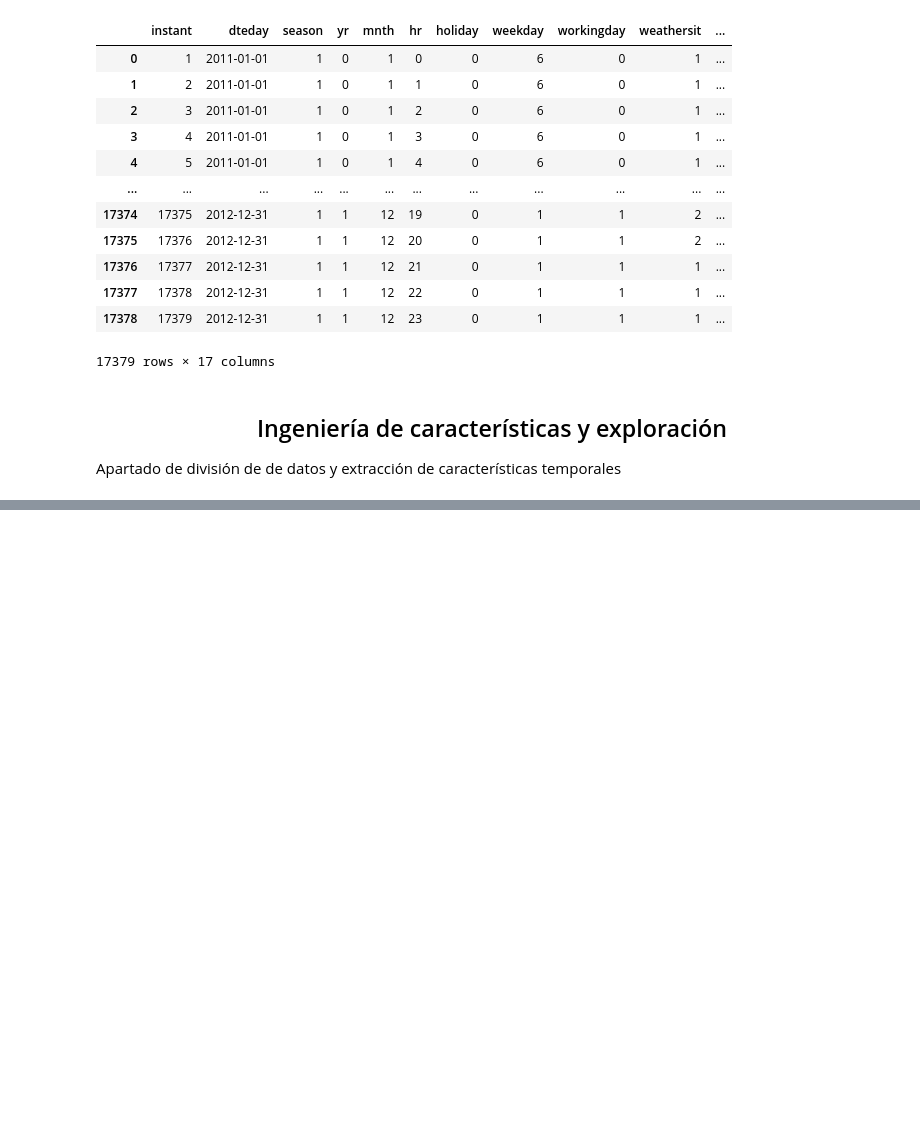
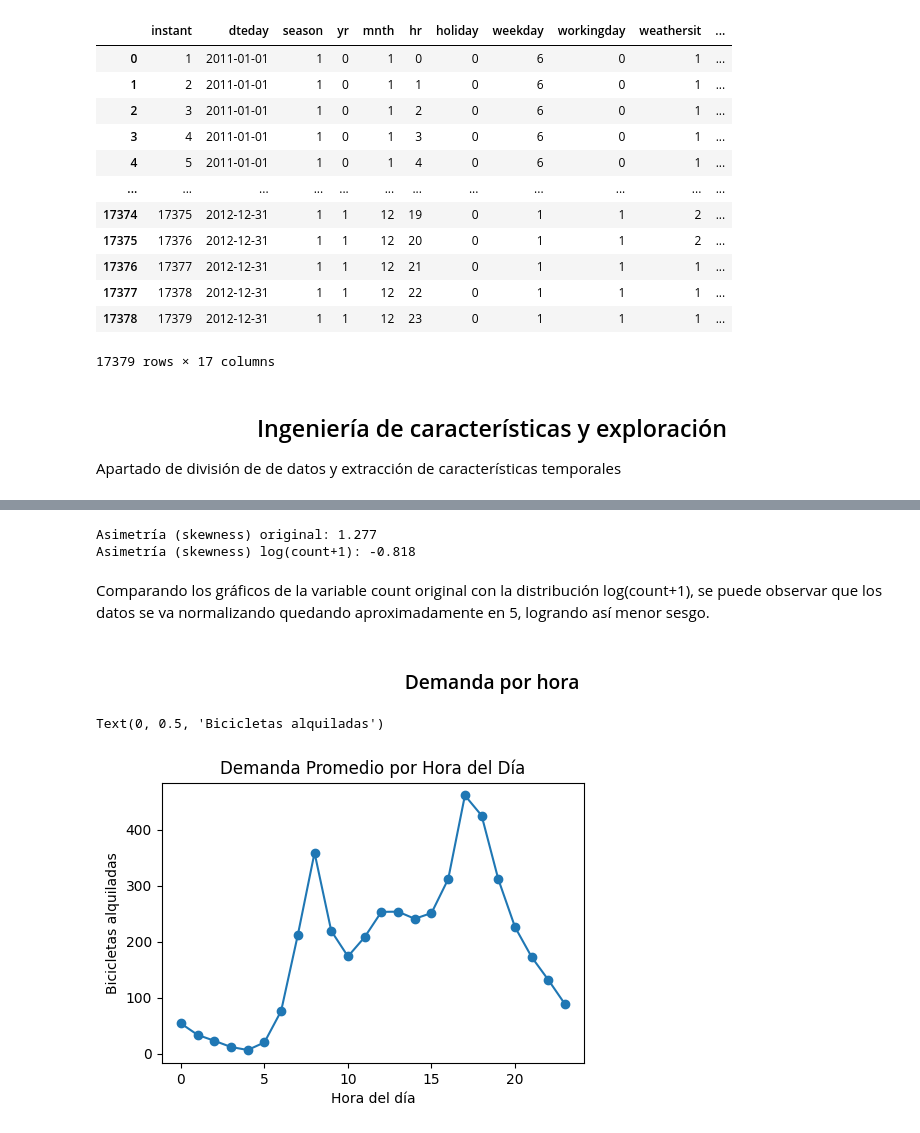
Before and after one commit to Inncubux/Taller1Data, a Jupyter notebook: AxelMondaca_SebastianHernandez.ipynb, the cells around one changed output, grey strips where cells are left out. Saved outputs shown, nothing was run; the diff lists cells and outputs as text; code cells hidden in the pictures; blank space fills up the shorter version.

```diff
--- a/AxelMondaca_SebastianHernandez.ipynb
+++ b/AxelMondaca_SebastianHernandez.ipynb
@@ -74,0 +127,25 @@ Sizes: 8026 17379 5345
+# %%
+skew_original = df['cnt'].skew()
+skew_log = np.log1p(df['cnt']).skew()
+
+print(f"Asimetría (skewness) original: {skew_original:.3f}")
+print(f"Asimetría (skewness) log(count+1): {skew_log:.3f}")
+# %% [output]
+Asimetría (skewness) original: 1.277
+Asimetría (skewness) log(count+1): -0.818
+# %% [markdown]
+Comparando los gráficos de la variable count original con la distribución log(count+1), se puede observar que los datos se va normalizando quedando aproximadamente en 5, logrando así menor sesgo.
+# %% [markdown]
+<h3 align= center> Demanda por hora</h3>
+# %%
+plt.figure(figsize=(12,8))
+
+plt.subplot(2,2,1)
+demanda_hora = df.groupby('hr')['cnt'].mean()
+plt.plot(demanda_hora.index, demanda_hora.values, marker='o')
+plt.title('Demanda Promedio por Hora del Día')
+plt.xlabel('Hora del día')
+plt.ylabel('Bicicletas alquiladas')
+# %% [output]
+Text(0, 0.5, 'Bicicletas alquiladas')
+[figure, added]
```
Also changed, not shown: parts of 31 cells of this notebook.
